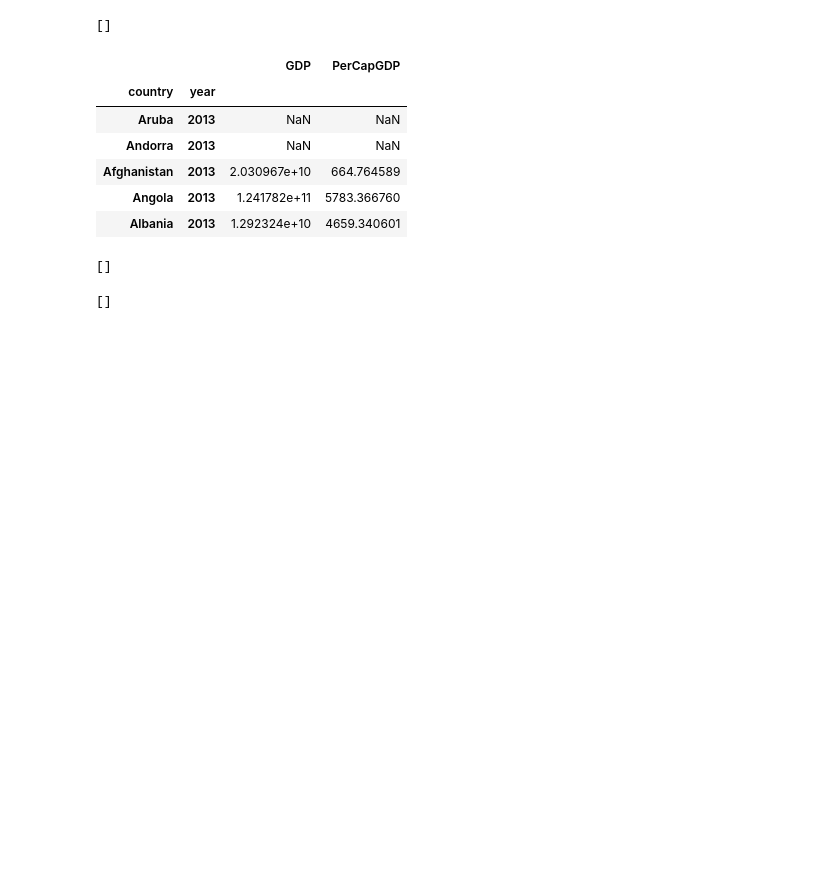
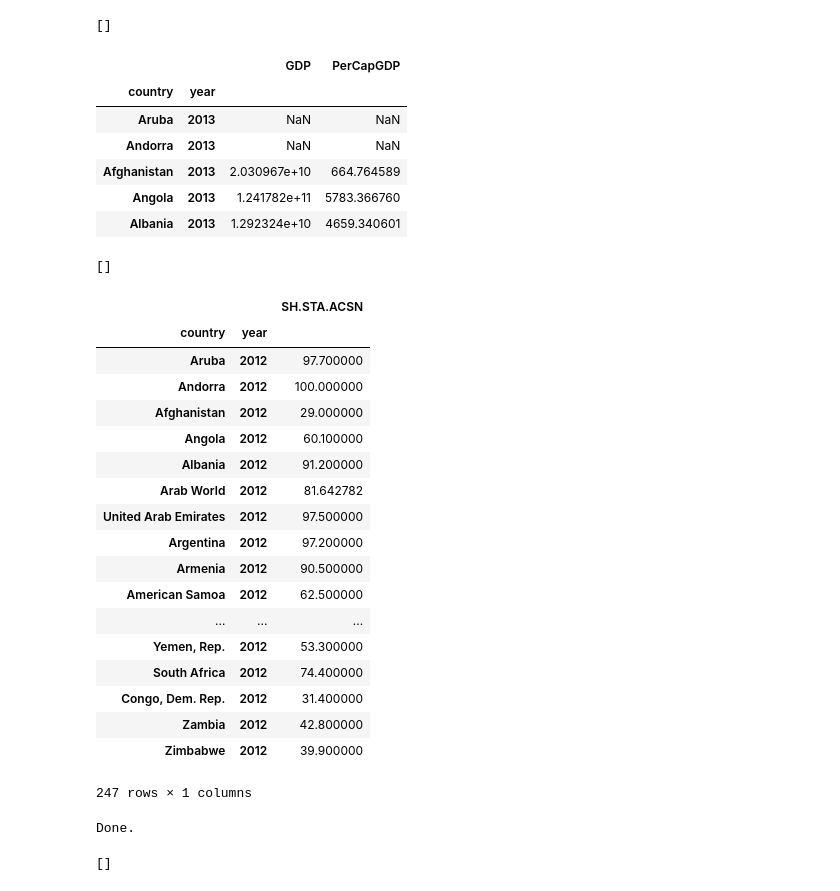
Before and after one commit to dwmclary/odsb2014, a Jupyter notebook: notebooks/Collecting Web Data With Pandas.ipynb, the cells around one changed output. Cells and saved outputs as stored; diff of their text form; code cells hidden in the pictures; blank space fills up the shorter version.

Commit message:
Updated WDI sanitation and clean water dates

```diff
--- a/notebooks/Collecting Web Data With Pandas.ipynb
+++ b/notebooks/Collecting Web Data With Pandas.ipynb
@@ -165,11 +159,33 @@ for d in gdp_data:
         except:
             pass
 # %%
-sanitation = wb.download(indicator='SH.STA.ACSN', country=flu_country_codes['iso2c'], start=2013, end=2013)
-safe_rural_water = wb.download(indicator='SH.H2O.SAFE.RU.ZS', country=flu_country_codes['iso2c'], start=2013, end=2013)
-safe_urb_water = wb.download(indicator='SH.H2O.SAFE.UR.ZS', country=flu_country_codes['iso2c'], start=2013, end=2013)
+sanitation = wb.download(indicator='SH.STA.ACSN', country=flu_country_codes['iso2c'], start=2012, end=2012)
+safe_rural_water = wb.download(indicator='SH.H2O.SAFE.RU.ZS', country=flu_country_codes['iso2c'], start=2012, end=2012)
+safe_urb_water = wb.download(indicator='SH.H2O.SAFE.UR.ZS', country=flu_country_codes['iso2c'], start=2012, end=2012)
 cellular = wb.download(indicator='IT.CEL.SETS.P2', country=flu_country_codes['iso2c'], start=2013, end=2013)
-primary_school = wb.download(indicator='SE.PRM.CMPT.ZS', country=flu_country_codes['iso2c'], start=2013, end=2013)
+primary_school = wb.download(indicator='SE.PRM.CMPT.ZS', country=flu_country_codes['iso2c'], start=2012, end=2012)
+# %%
+sanitation
+# %% [output]
+|  |  | SH.STA.ACSN |
+| country | year |  |
+| Aruba | 2012 | 97.700000 |
+| Andorra | 2012 | 100.000000 |
+| Afghanistan | 2012 | 29.000000 |
+| Angola | 2012 | 60.100000 |
+| Albania | 2012 | 91.200000 |
+| Arab World | 2012 | 81.642782 |
+| United Arab Emirates | 2012 | 97.500000 |
+| Argentina | 2012 | 97.200000 |
+| Armenia | 2012 | 90.500000 |
+| American Samoa | 2012 | 62.500000 |
+| ... | ... | ... |
+| Yemen, Rep. | 2012 | 53.300000 |
+| South Africa | 2012 | 74.400000 |
+| Congo, Dem. Rep. | 2012 | 31.400000 |
+| Zambia | 2012 | 42.800000 |
+| Zimbabwe | 2012 | 39.900000 |
+247 rows × 1 columns
 # %%
 development_frame = pd.merge(sanitation, safe_rural_water, how='left', left_index=True, right_index=True)
 development_frame = pd.merge(development_frame, safe_urb_water, how='left', left_index=True, right_index=True)
@@ -181,7 +197,8 @@ development_frame.columns = ["sanitation", "safe_r_h2o", "safe_urb_h20", "cellul
                              sanitation number, rh2o number, uh2o number, cellular number,
                              primary_ed number, primary key(country))
 # %% [output]
-[]
+Done.
+[]
 # %%
 output = StringIO()
 development_frame.to_csv(output, sep="|")
```
Also changed, not shown: parts of 3 cells of this notebook.
